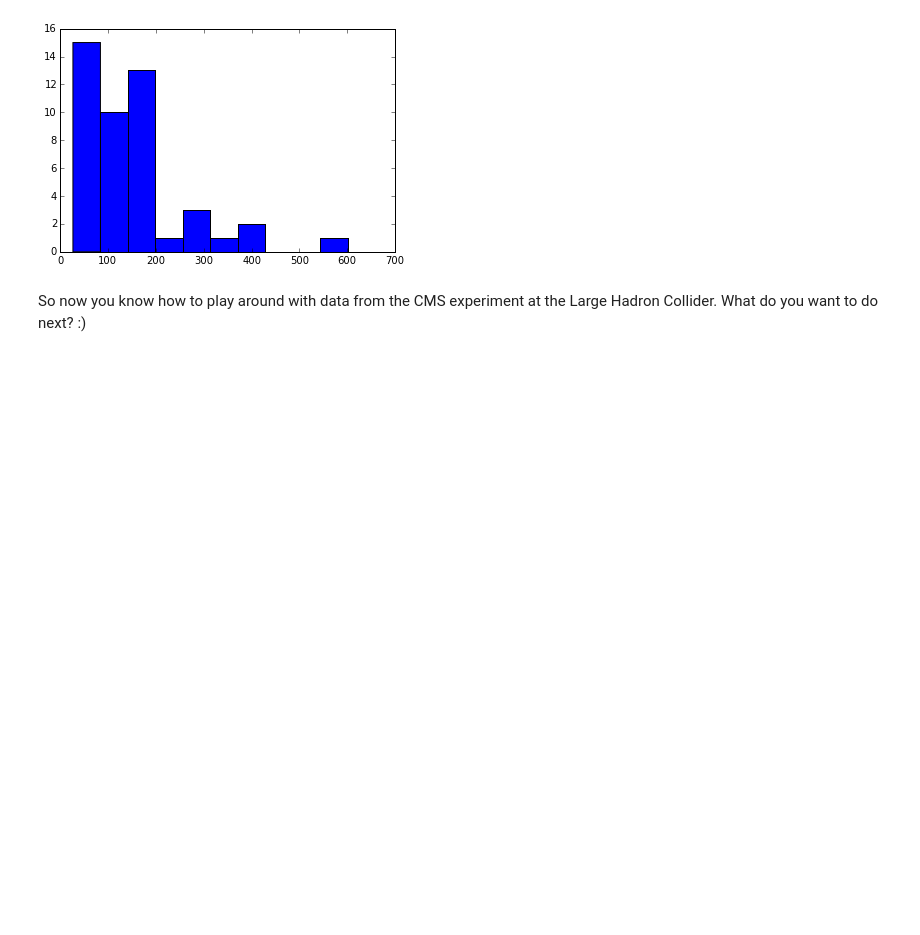
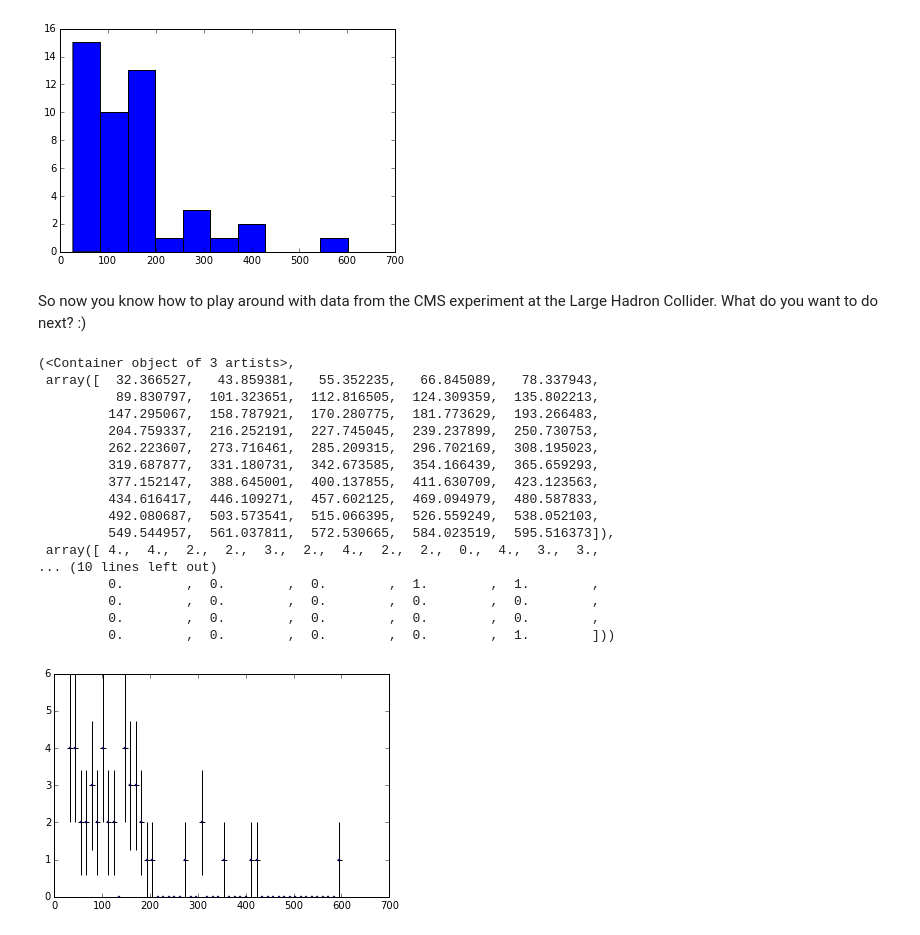
Before and after one commit to particle-physics-playground/playground, a Jupyter notebook: activities/hello_CMS.ipynb, the cells around one changed output. Saved outputs shown, nothing was run; the diff lists cells and outputs as text; code cells hidden in the pictures; blank space fills up the shorter version.

```diff
--- a/activities/hello_CMS.ipynb
+++ b/activities/hello_CMS.ipynb
@@ -84,3 +84,26 @@ h = plt.hist(energies)
 [figure]
 # %% [markdown]
 So now you know how to play around with data from the CMS experiment at the Large Hadron Collider. What do you want to do next?  :)
+# %%
+import lichen.lichen as lch
+
+lch.hist_err(energies,bins=50)
+# %% [output]
+(<Container object of 3 artists>,
+ array([  32.366527,   43.859381,   55.352235,   66.845089,   78.337943,
+          89.830797,  101.323651,  112.816505,  124.309359,  135.802213,
+         147.295067,  158.787921,  170.280775,  181.773629,  193.266483,
+         204.759337,  216.252191,  227.745045,  239.237899,  250.730753,
+         262.223607,  273.716461,  285.209315,  296.702169,  308.195023,
+         319.687877,  331.180731,  342.673585,  354.166439,  365.659293,
+         377.152147,  388.645001,  400.137855,  411.630709,  423.123563,
+         434.616417,  446.109271,  457.602125,  469.094979,  480.587833,
+         492.080687,  503.573541,  515.066395,  526.559249,  538.052103,
+         549.544957,  561.037811,  572.530665,  584.023519,  595.516373]),
+ array([ 4.,  4.,  2.,  2.,  3.,  2.,  4.,  2.,  2.,  0.,  4.,  3.,  3.,
+... (10 lines left out)
+         0.        ,  0.        ,  0.        ,  1.        ,  1.        ,
+         0.        ,  0.        ,  0.        ,  0.        ,  0.        ,
+         0.        ,  0.        ,  0.        ,  0.        ,  0.        ,
+         0.        ,  0.        ,  0.        ,  0.        ,  1.        ]))
+[figure, added]
```
Also changed, not shown: 1 other file.
